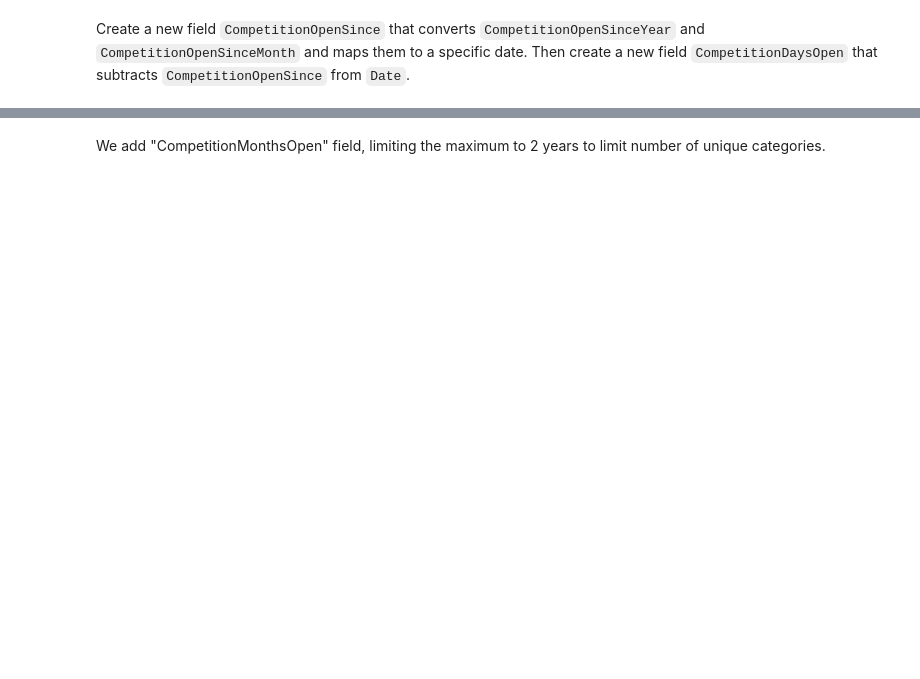
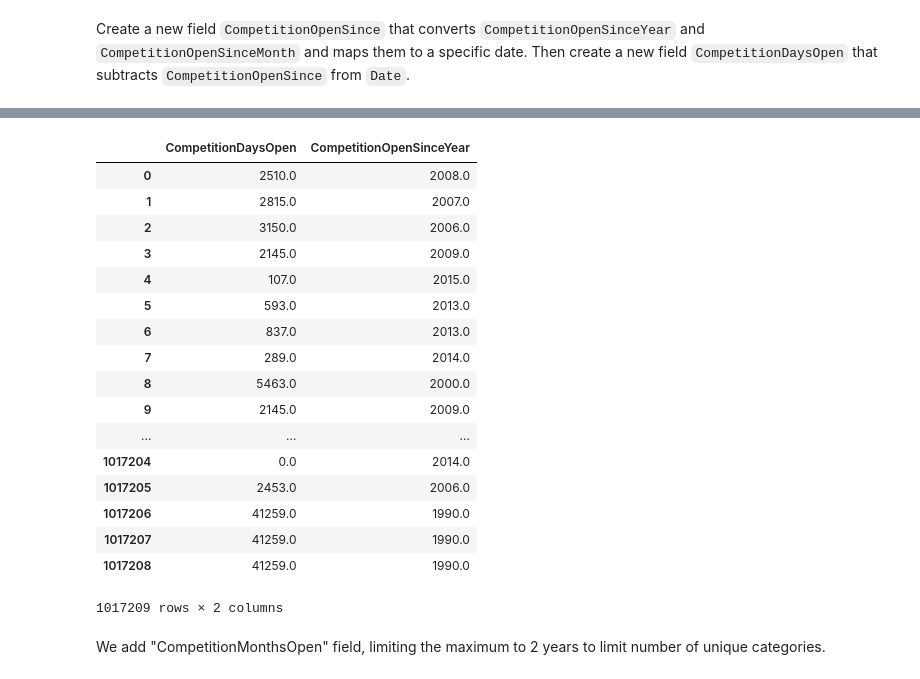
Before and after one commit to rforgione/course-v3, a Jupyter notebook: nbs/dl1/rossman_data_clean-attempt.ipynb, the cells around one changed output, grey strips where cells are left out. Saved outputs shown, nothing was run; the diff lists cells and outputs as text; code cells hidden in the pictures; blank space fills up the shorter version.

```diff
--- a/nbs/dl1/rossman_data_clean-attempt.ipynb
+++ b/nbs/dl1/rossman_data_clean-attempt.ipynb
@@ -357,0 +368,3 @@ Join `joined` and `weather` on `["State", "Date"]`. Same for test.
+# %%
+joined = join_df(joined, weather, ["State", "Date"])
+joined_test = join_df(joined_test, weather, ["State", "Date"])
@@ -370,2 +518,23 @@ For `CmpetitionDaysOpen`, replace values where `CompetitionDaysOpen < 0` with 0,
+# %%
+joined[['CompetitionDaysOpen', 'CompetitionOpenSinceYear']]
+# %% [output]
+|  | CompetitionDaysOpen | CompetitionOpenSinceYear |
+| 0 | 2510.0 | 2008.0 |
+| 1 | 2815.0 | 2007.0 |
+| 2 | 3150.0 | 2006.0 |
+| 3 | 2145.0 | 2009.0 |
+| 4 | 107.0 | 2015.0 |
+| 5 | 593.0 | 2013.0 |
+| 6 | 837.0 | 2013.0 |
+| 7 | 289.0 | 2014.0 |
+| 8 | 5463.0 | 2000.0 |
+| 9 | 2145.0 | 2009.0 |
+| ... | ... | ... |
+| 1017204 | 0.0 | 2014.0 |
+| 1017205 | 2453.0 | 2006.0 |
+| 1017206 | 41259.0 | 1990.0 |
+| 1017207 | 41259.0 | 1990.0 |
+| 1017208 | 41259.0 | 1990.0 |
+1017209 rows × 2 columns
 # %% [markdown]
 We add "CompetitionMonthsOpen" field, limiting the maximum to 2 years to limit number of unique categories.
```
Also changed, not shown: parts of 21 cells of this notebook.
